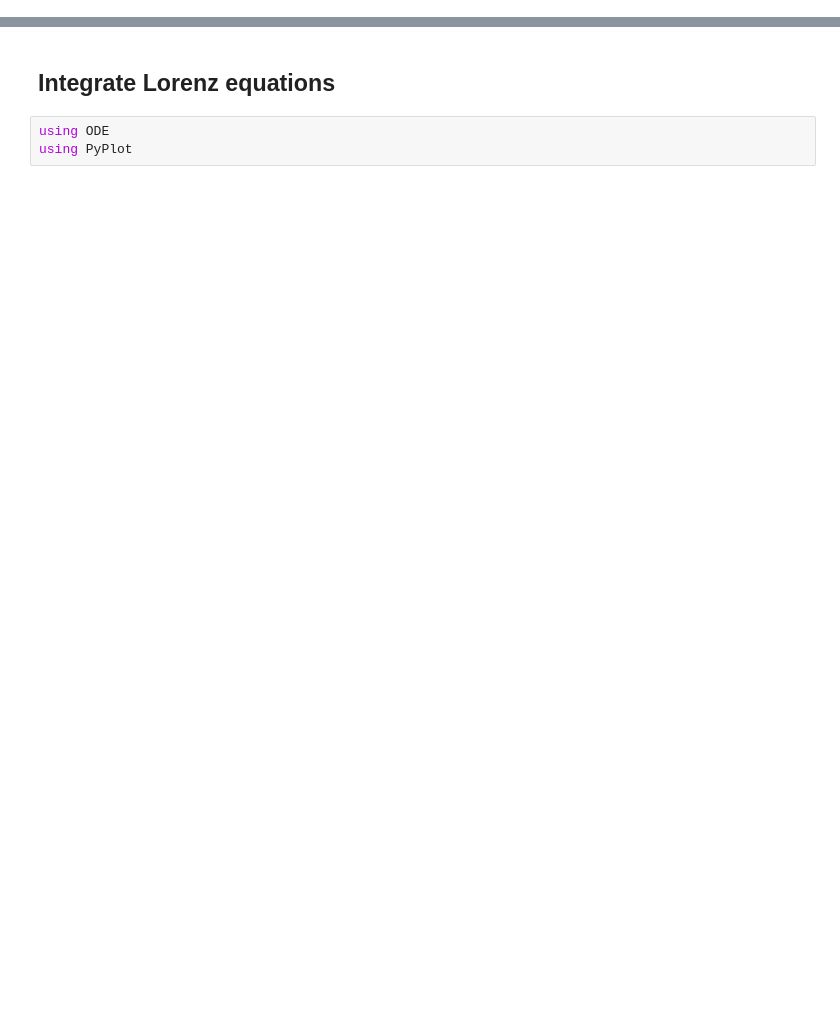
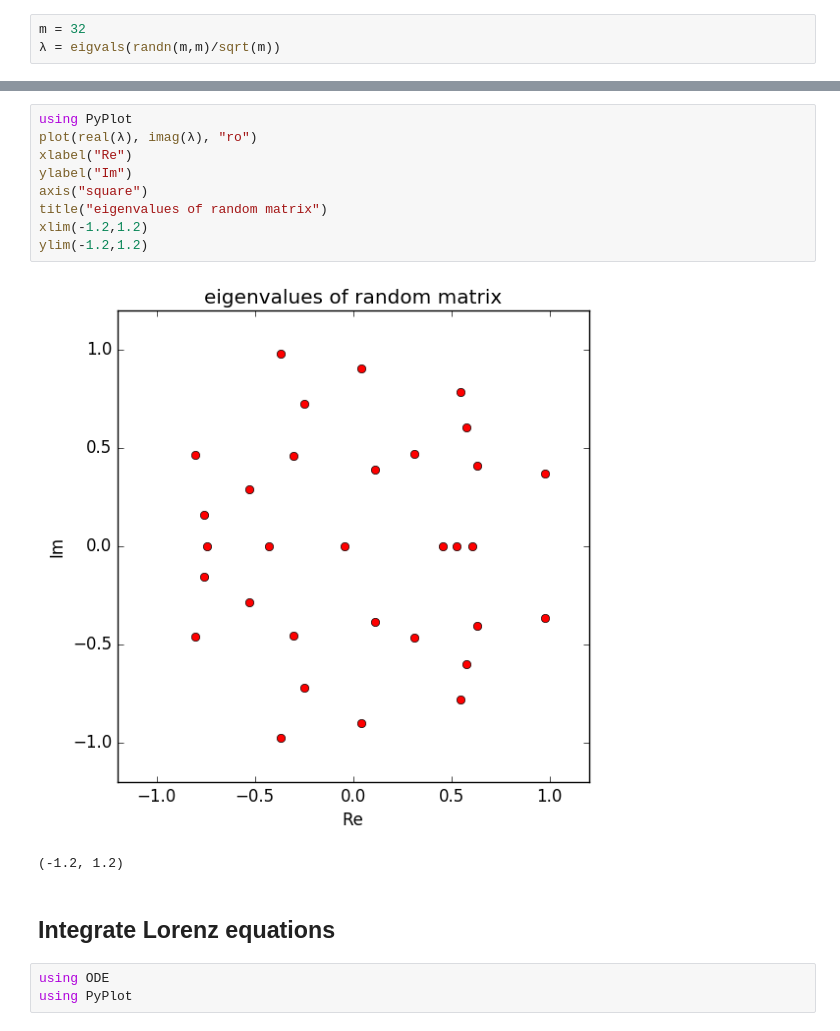
Before and after one commit to johnfgibson/whyjulia, a Jupyter notebook: 2-numeric-like-matlab.ipynb, the cells around one changed output, grey strips where cells are left out. Saved outputs shown, nothing was run; the diff lists cells and outputs as text; blank space fills up the shorter version.

```diff
--- a/2-numeric-like-matlab.ipynb
+++ b/2-numeric-like-matlab.ipynb
@@ -124,0 +71,3 @@ UniformScaling{Int64}
+# %%
+m = 32
+λ = eigvals(randn(m,m)/sqrt(m))
@@ -125,3 +92,15 @@ UniformScaling{Int64}
+# %%
+using PyPlot
+plot(real(λ), imag(λ), "ro")
+xlabel("Re")
+ylabel("Im")
+axis("square")
+title("eigenvalues of random matrix")
+xlim(-1.2,1.2)
+ylim(-1.2,1.2)
+# %% [output]
+[figure, added]
+(-1.2, 1.2)
 # %% [markdown]
 ## Integrate Lorenz equations
 # %%
```
Also changed, not shown: parts of 50 cells of this notebook, 12 other files.
